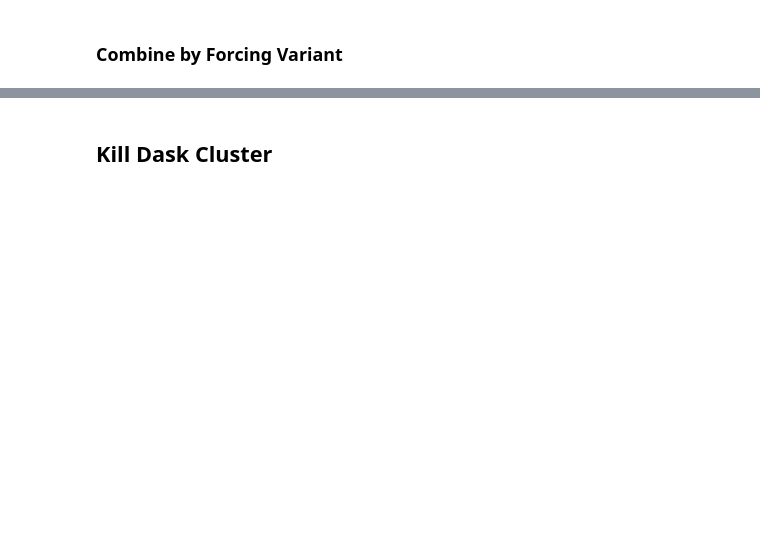
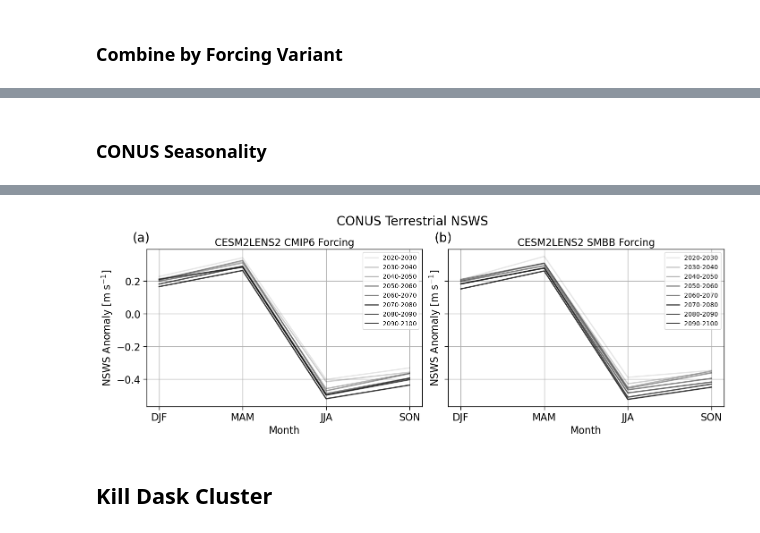
Before and after one commit to ivalencius/winds-of-change, a Jupyter notebook: CESMLENS2.ipynb, the cells around one changed output, grey strips where cells are left out. Saved outputs shown, nothing was run; the diff lists cells and outputs as text; code cells hidden in the pictures; blank space fills up the shorter version.

```diff
--- a/CESMLENS2.ipynb
+++ b/CESMLENS2.ipynb
@@ -591,0 +587,46 @@ plt.show()
+# %% [markdown]
+### CONUS Seasonality
+# %%
+us_states = regionmask.defined_regions.natural_earth_v5_0_0.us_states_50
+years = np.arange(1978, 2100)  # 1978-2099
+# Masking regions
+land_region = regionmask.defined_regions.natural_earth_v5_0_0.land_110  # Land has value 0
+countries = regionmask.defined_regions.natural_earth_v5_0_0.countries_110
+
+# Make plot
+fig, axes = plt.subplots(figsize=(14, 5), nrows=1, ncols=2, sharey=True, sharex=True, layout="constrained")
+
+for i, force in enumerate(mon_forcings.keys()):
+    ax = axes[i]
+    us = mask_data(mon_forcings[force], us_states, regions=None, drop=True)
+    conus = mask_data(us, us_states, ['alaska', 'hawaii'], reverse=True, drop=True)
+    conus = conus.where(conus.notnull(), drop=True)
+    # Get time series
+    conus_ts = conus.WSPDSRFAV.sel(time=slice('2015', '2100'))
+    for i, years in enumerate(np.arange(2020, 2100, 10)):
+        start, stop = str(years), str(years+10)
+        data = conus_ts.sel(time=slice(start, stop))
+        ax.plot([1, 2, 3, 4], season_mean(data).mean(['lat', 'lon', 'realization']), label=f'{start}-{stop}', color='k', alpha=0.1*(i+1))
+    # Plot 1 - Options
+    ax.set_title(f'CESM2LENS2 {force.upper()} Forcing')
+
+# Options for both plots
+for n, ax in enumerate(axes):
+    ax.legend(fontsize=10)
+    ax.grid(True)
+    ax.set_xlabel('Month')
+    ax.set_ylabel('NSWS Anomaly [m s$^{-1}$]')
+    # ax.vlines(2010, -0.5, 0.5, color='k', linestyle='--')
+    # ax.set_xlim(years[0], years[-1])
+    # ax.set_ylim(-0.4, 0.2)
+    ax.set_xticks([1, 2, 3, 4])
+    ax.set_xticklabels(['DJF', 'MAM', 'JJA', 'SON'])
+    # Add subplot label
+    ax.text(-0.05, 1.05, f'({string.ascii_lowercase[n]})', transform=ax.transAxes, size=20)
+
+fig.suptitle('CONUS Terrestrial NSWS', fontsize=20)
+
+# Save figure
+plt.savefig('figures/cesm2lens2_seasonal_conus.png', dpi=300, bbox_inches='tight', pad_inches=0.1)
+plt.show()
+# %% [output]
@@ -592,3 +634,4 @@ plt.show()
+[figure, added]
 # %% [markdown]
 ## Kill Dask Cluster
 # %%
```
Also changed, not shown: parts of 17 cells of this notebook, 4 other files.
